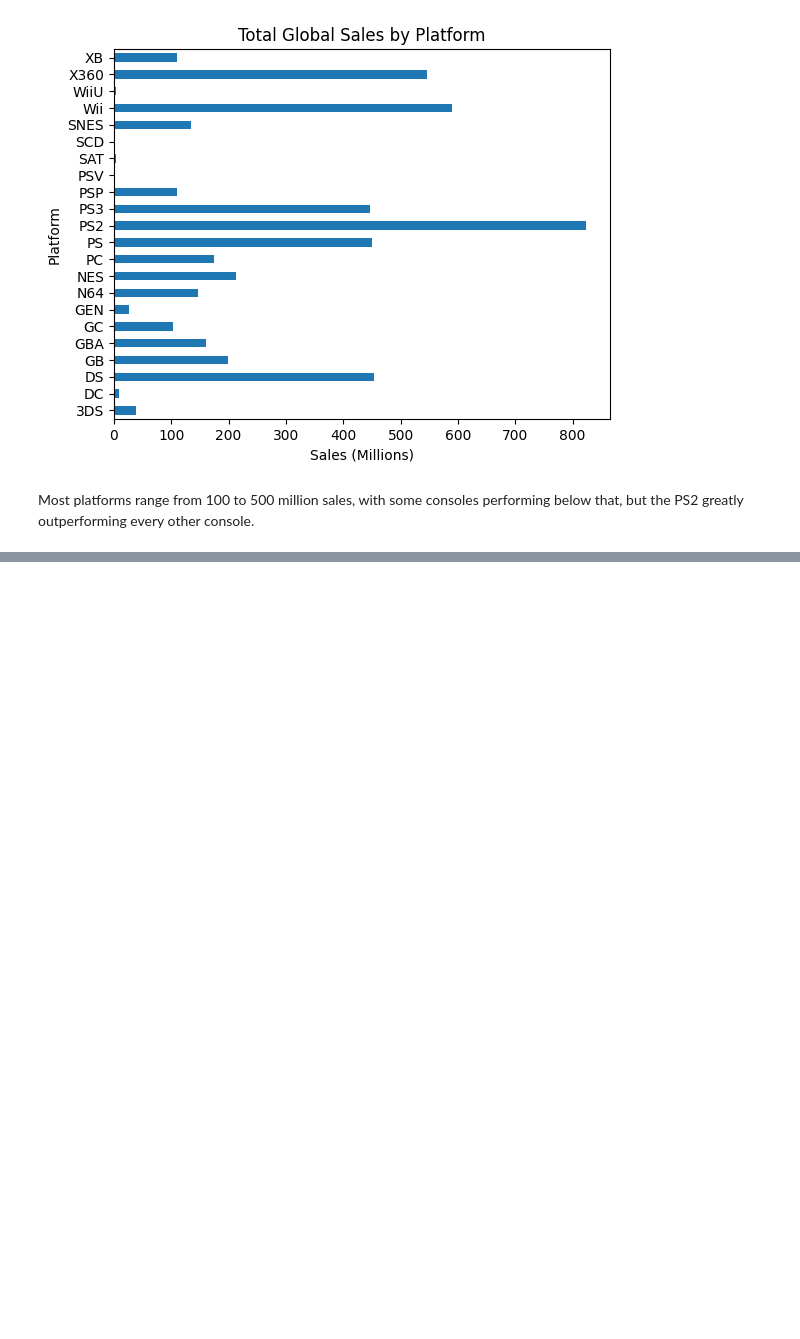
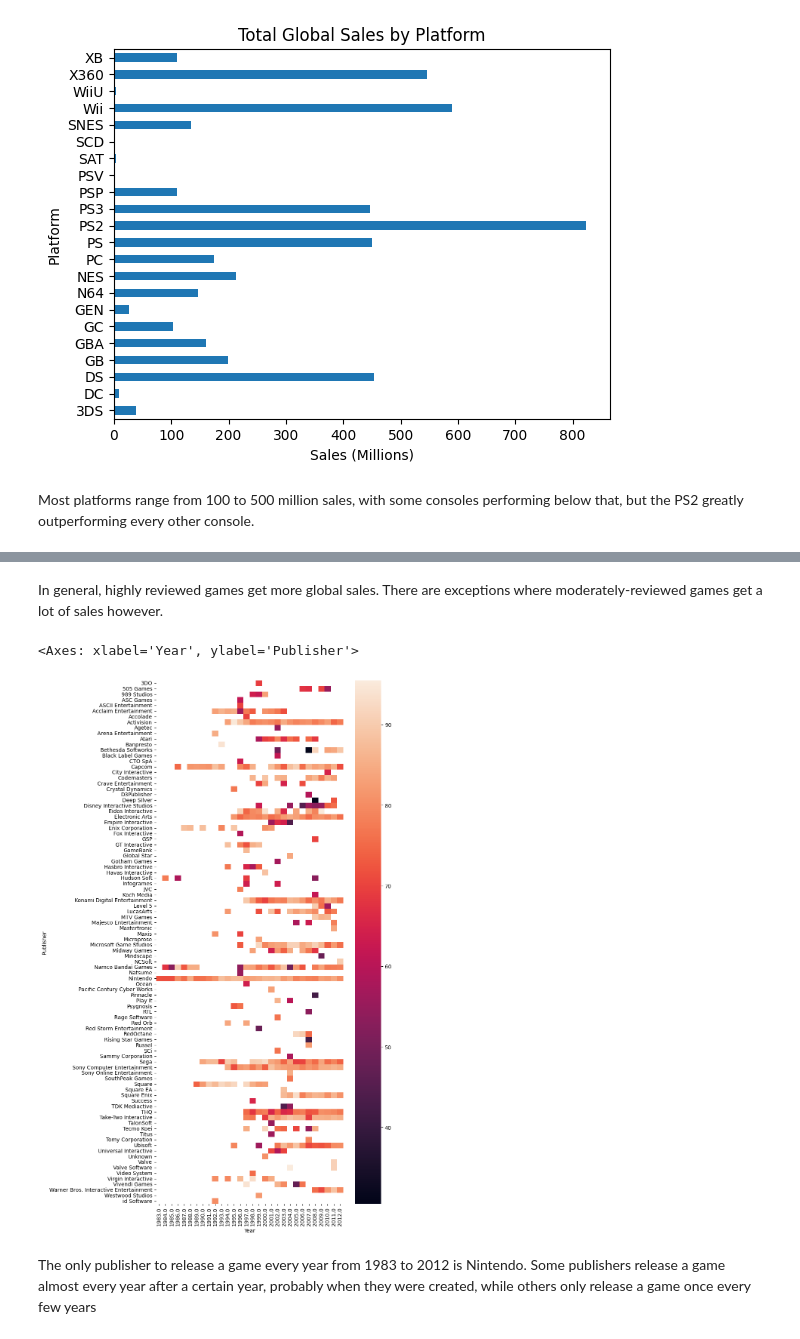
Before and after one commit to BraedenChubak/AP-Computer-Science-Principles, a Jupyter notebook: Notebooks/prog6280c.ipynb, the cells around one changed output, grey strips where cells are left out. Saved outputs shown, nothing was run; the diff lists cells and outputs as text; code cells hidden in the pictures; blank space fills up the shorter version.

```diff
--- a/Notebooks/prog6280c.ipynb
+++ b/Notebooks/prog6280c.ipynb
@@ -101,0 +108,10 @@ Most platforms range from 100 to 500 million sales, with some consoles performin
+# %% [markdown]
+In general, highly reviewed games get more global sales.  There are exceptions where moderately-reviewed games get a lot of sales however.
+# %%
+plt.figure(figsize=(8,18))
+sns.heatmap(df.pivot_table(index='Publisher', columns='Year', values='Review'))
+# %% [output]
+<Axes: xlabel='Year', ylabel='Publisher'>
+[figure, added]
+# %% [markdown]
+The only publisher to release a game every year from 1983 to 2012 is Nintendo.  Some publishers release a game almost every year after a certain year, probably when they were created, while others only release a game once every few years
```
Also changed, not shown: parts of 1 cell of this notebook.
